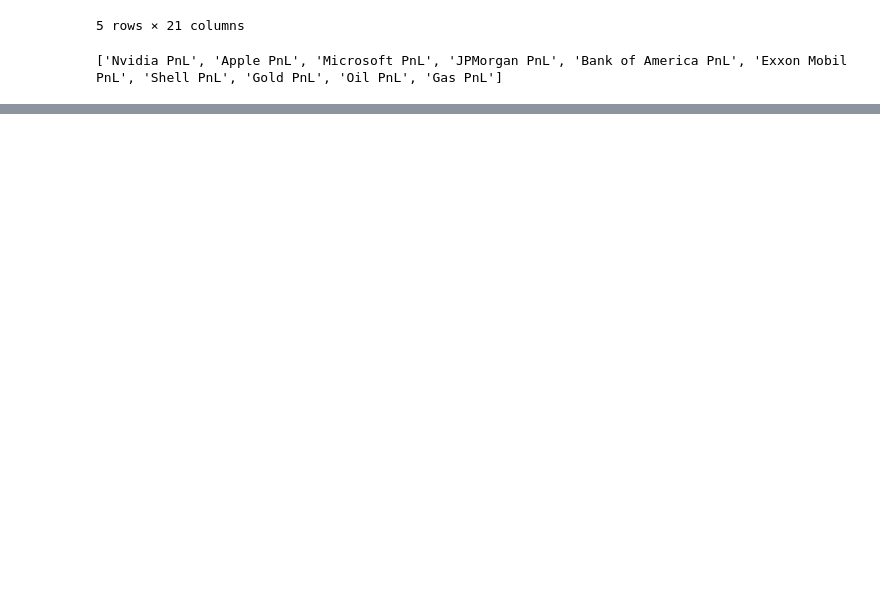
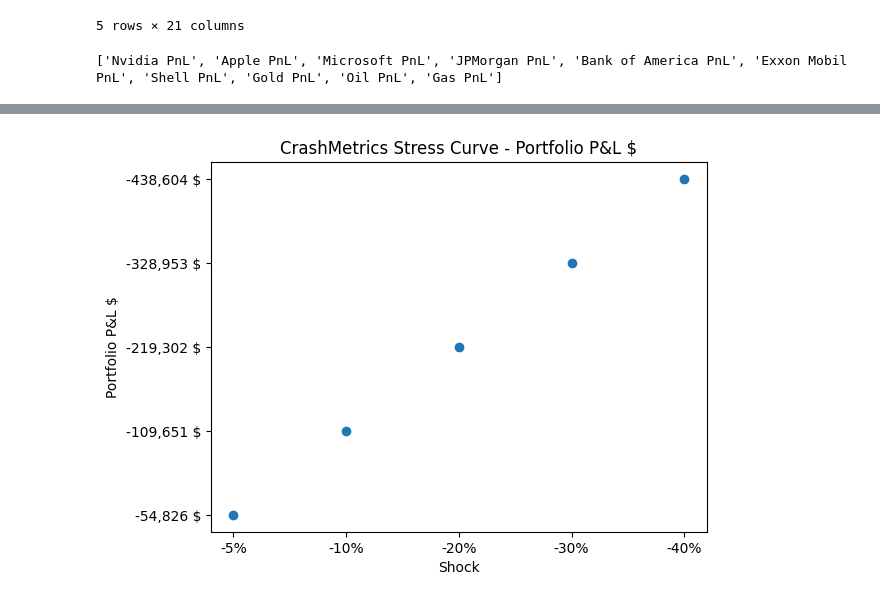
Before and after one commit to rakotoan/Crash-Metrics, a Jupyter notebook: Crash_Metrics.ipynb, the cells around one changed output, grey strips where cells are left out. Cells and saved outputs as stored; diff of their text form; code cells hidden in the pictures; blank space fills up the shorter version.

Commit message:
Adding graphs

```diff
--- a/Crash_Metrics.ipynb
+++ b/Crash_Metrics.ipynb
@@ -636 +636,8 @@ stress_results.round(4)
 5 rows × 23 columns
+# %%
+summary = stress_results[["S&P500 Shock","Portfolio P&L $","Portfolio Return"]]
+
+summary["S&P500 Shock"] = (summary["S&P500 Shock"].map("{:.0%}".format))
+summary["Portfolio P&L $"] = (summary["Portfolio P&L $"].map("{:,.0f} $".format))
+summary["Portfolio Return"] = (summary["Portfolio Return"].map("{:.2%}".format))
+summary
@@ -636,0 +666,10 @@ stress_results.round(4)
+# %%
+import matplotlib.pyplot as plt
+
+plt.scatter(summary["S&P500 Shock"],summary["Portfolio P&L $"])
+plt.xlabel("Shock")
+plt.ylabel("Portfolio P&L $")
+plt.title("CrashMetrics Stress Curve - Portfolio P&L $")
+plt.show()
+# %% [output]
+[figure, added]
```
Also changed, not shown: parts of 24 cells of this notebook.
